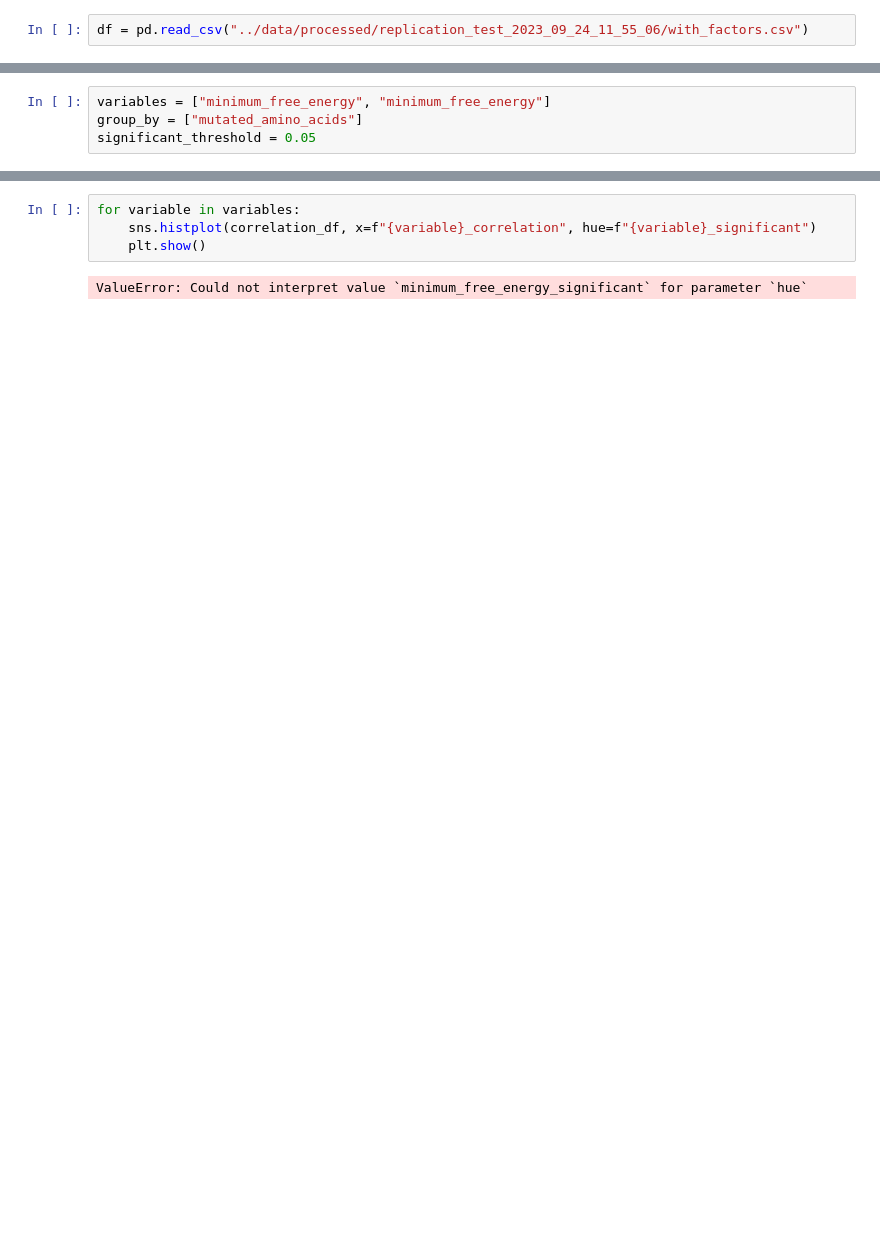
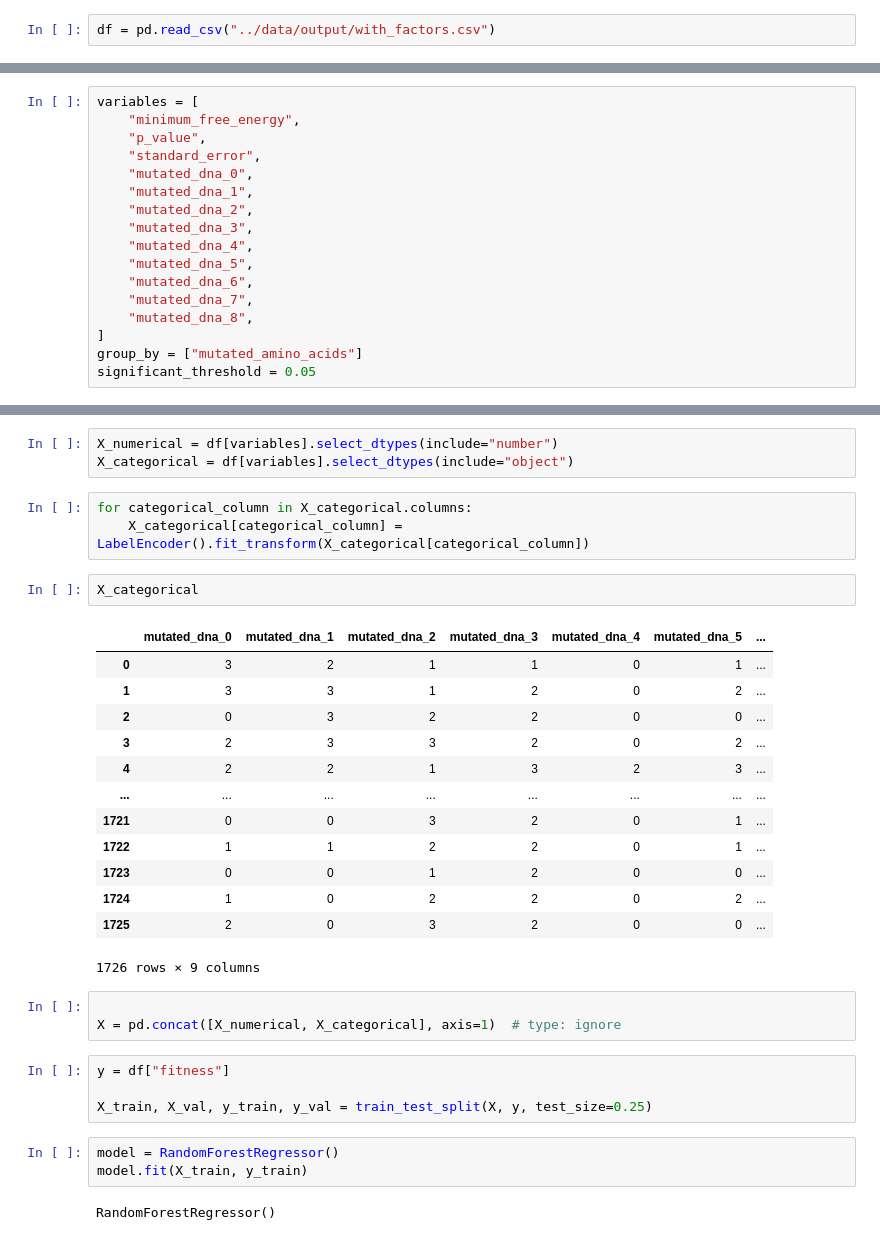
Before and after one commit to aapsonn/GeneticFitness, a Jupyter notebook: notebooks/simple_fitness_analysis copy.ipynb, the cells around one changed output, grey strips where cells are left out. Saved outputs shown, nothing was run; the diff lists cells and outputs as text; blank space fills up the shorter version.

Commit message:
Add random forest permutation importance analysis.

```diff
--- a/notebooks/simple_fitness_analysis copy.ipynb
+++ b/notebooks/simple_fitness_analysis copy.ipynb
@@ -7,5 +22,5 @@ import matplotlib.pyplot as plt
 # %%
-df = pd.read_csv("../data/processed/replication_test_2023_09_24_11_55_06/with_factors.csv")
+df = pd.read_csv("../data/output/with_factors.csv")
 # %%
 df.columns
 # %% [output]
@@ -14,5 +32,18 @@ Index(['Unnamed: 0', 'sequence_dna', 'fitness', 'p_value', 'standard_error',
       dtype='object')
 # %%
-variables = ["minimum_free_energy", "minimum_free_energy"]
+variables = [
+    "minimum_free_energy",
+    "p_value",
+    "standard_error",
+    "mutated_dna_0",
+    "mutated_dna_1",
+    "mutated_dna_2",
+    "mutated_dna_3",
+    "mutated_dna_4",
+    "mutated_dna_5",
+    "mutated_dna_6",
+    "mutated_dna_7",
+    "mutated_dna_8",
+]
 group_by = ["mutated_amino_acids"]
 significant_threshold = 0.05
@@ -71,6 +50,34 @@ correlation_df
-# %%
-for variable in variables:
-    sns.histplot(correlation_df, x=f"{variable}_correlation", hue=f"{variable}_significant")
-    plt.show()
-# %% [output]
-ValueError: Could not interpret value `minimum_free_energy_significant` for parameter `hue`
+# %%
+X_numerical = df[variables].select_dtypes(include="number")
+X_categorical = df[variables].select_dtypes(include="object")
+# %%
+for categorical_column in X_categorical.columns:
+    X_categorical[categorical_column] = LabelEncoder().fit_transform(X_categorical[categorical_column])
+# %%
+X_categorical
+# %% [output]
+|  | mutated_dna_0 | mutated_dna_1 | mutated_dna_2 | mutated_dna_3 | mutated_dna_4 | mutated_dna_5 | ... |
+| 0 | 3 | 2 | 1 | 1 | 0 | 1 | ... |
+| 1 | 3 | 3 | 1 | 2 | 0 | 2 | ... |
+| 2 | 0 | 3 | 2 | 2 | 0 | 0 | ... |
+| 3 | 2 | 3 | 3 | 2 | 0 | 2 | ... |
+| 4 | 2 | 2 | 1 | 3 | 2 | 3 | ... |
+| ... | ... | ... | ... | ... | ... | ... | ... |
+| 1721 | 0 | 0 | 3 | 2 | 0 | 1 | ... |
+| 1722 | 1 | 1 | 2 | 2 | 0 | 1 | ... |
+| 1723 | 0 | 0 | 1 | 2 | 0 | 0 | ... |
+| 1724 | 1 | 0 | 2 | 2 | 0 | 2 | ... |
+| 1725 | 2 | 0 | 3 | 2 | 0 | 0 | ... |
+1726 rows × 9 columns
+# %%
+
+X = pd.concat([X_numerical, X_categorical], axis=1)  # type: ignore
+# %%
+y = df["fitness"]
+
+X_train, X_val, y_train, y_val = train_test_split(X, y, test_size=0.25)
+# %%
+model = RandomForestRegressor()
+model.fit(X_train, y_train)
+# %% [output]
+RandomForestRegressor()
```
Also changed, not shown: parts of 11 cells of this notebook, 6 other files.
